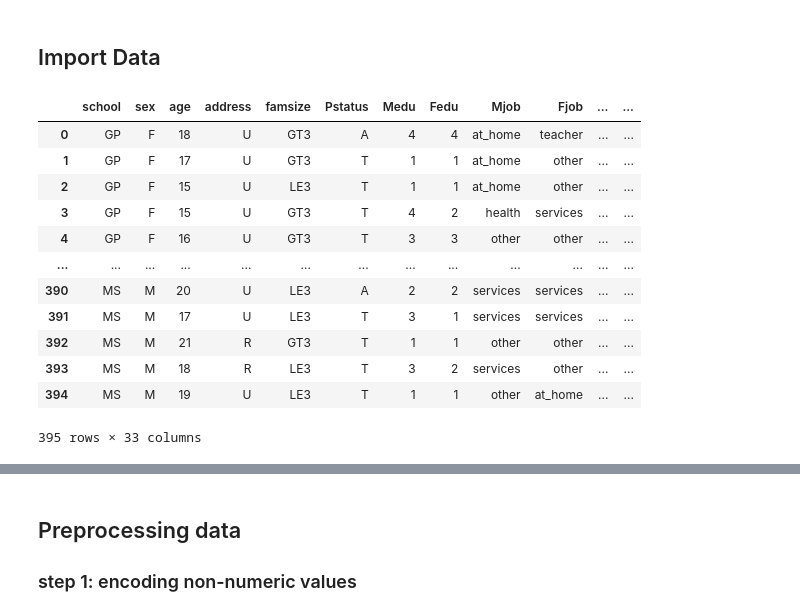
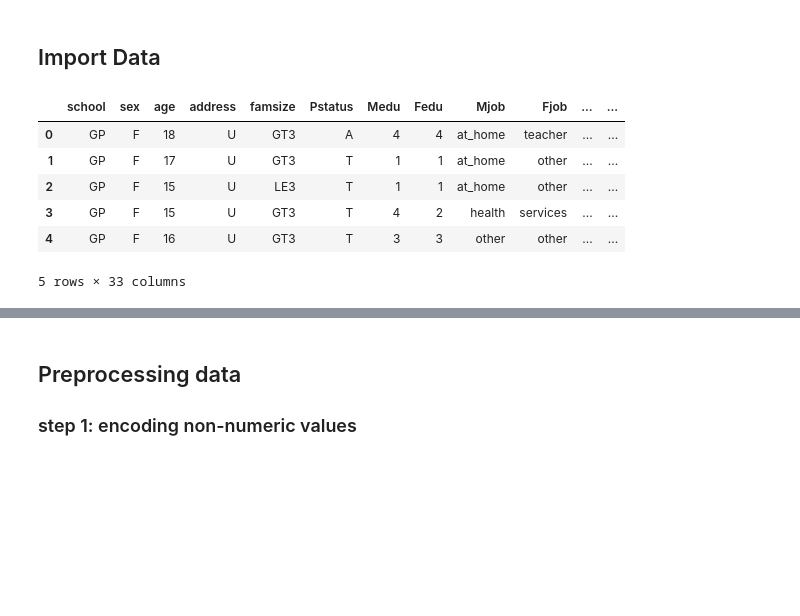
Before and after one commit to Dechie/grade-predict, a Jupyter notebook: project/version-1.ipynb, the cells around one changed output, grey strips where cells are left out. Saved outputs shown, nothing was run; the diff lists cells and outputs as text; code cells hidden in the pictures; blank space fills up the shorter version.

```diff
--- a/project/version-1.ipynb
+++ b/project/version-1.ipynb
@@ -32,21 +43,15 @@ import seaborn as sns
 # %%
 data = pd.read_csv(input_file)
 
-data
+data.head()
 # %% [output]
 |  | school | sex | age | address | famsize | Pstatus | Medu | Fedu | Mjob | Fjob | ... | ... |
 | 0 | GP | F | 18 | U | GT3 | A | 4 | 4 | at_home | teacher | ... | ... |
 | 1 | GP | F | 17 | U | GT3 | T | 1 | 1 | at_home | other | ... | ... |
 | 2 | GP | F | 15 | U | LE3 | T | 1 | 1 | at_home | other | ... | ... |
 | 3 | GP | F | 15 | U | GT3 | T | 4 | 2 | health | services | ... | ... |
 | 4 | GP | F | 16 | U | GT3 | T | 3 | 3 | other | other | ... | ... |
-| ... | ... | ... | ... | ... | ... | ... | ... | ... | ... | ... | ... | ... |
-| 390 | MS | M | 20 | U | LE3 | A | 2 | 2 | services | services | ... | ... |
-| 391 | MS | M | 17 | U | LE3 | T | 3 | 1 | services | services | ... | ... |
-| 392 | MS | M | 21 | R | GT3 | T | 1 | 1 | other | other | ... | ... |
-| 393 | MS | M | 18 | R | LE3 | T | 3 | 2 | services | other | ... | ... |
-| 394 | MS | M | 19 | U | LE3 | T | 1 | 1 | other | at_home | ... | ... |
-395 rows × 33 columns
+5 rows × 33 columns
 # %%
 data.info()
 data.columns
```
Also changed, not shown: parts of 34 cells of this notebook.
